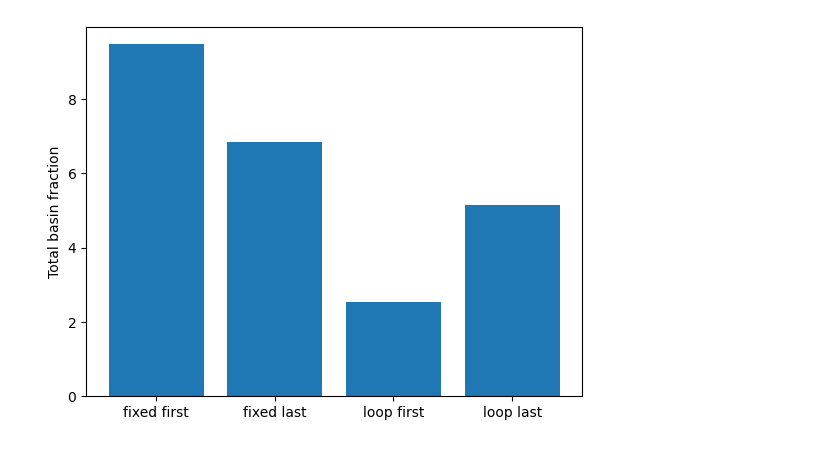
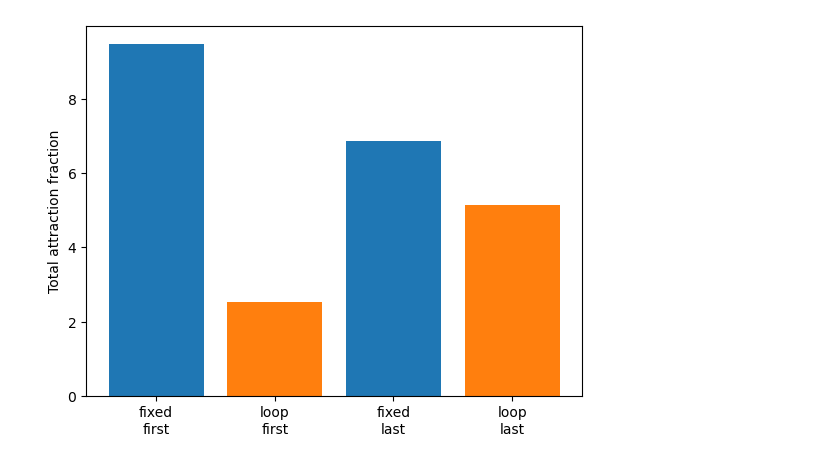
Before and after one commit to Marindevandijk/Thesis-clean, a Jupyter notebook: notebook_exploratory/Analyse_endpoints.ipynb, the cells around one changed output. Saved outputs shown, nothing was run; the diff lists cells and outputs as text; code cells hidden in the pictures.

```diff
--- a/notebook_exploratory/Analyse_endpoints.ipynb
+++ b/notebook_exploratory/Analyse_endpoints.ipynb
@@ -154,6 +831,6 @@ for exp_id1 in exp_runagain:
 complete_summary = pd.concat(all_sumaries, ignore_index=True)
 complete_summary.to_csv("../Results_new/complete_attractor_summary.csv",index = False)
 # %%
-summary_df = pd.read_csv("../Results_new/complete_attractor_summary.csv")
-print(summary_df.head(10))
+summary_df = pd.read_csv("../Results_new/complete_attractor_summ.csv")
+print(summary_df.head(3))
 # %% [output]
@@ -261,18 +909,34 @@ plt.show()
 # %%
 fixed = summary_df[summary_df["attractor_type"]=="fixed"]
 loops = summary_df[summary_df["attractor_type"]=="loop_or_moving"]
 
-fixed_first = fixed[fixed["half"]=="first"]["basin_fraction"].sum()
-fixed_last  = fixed[fixed["half"]=="last"]["basin_fraction"].sum()
+fixed_first = fixed[fixed["half"]=="first"]["attractor_fraction"].sum()
+fixed_last  = fixed[fixed["half"]=="last"]["attractor_fraction"].sum()
 
-loop_first = loops[loops["half"]=="first"]["basin_fraction"].sum()
-loop_last  = loops[loops["half"]=="last"]["basin_fraction"].sum()
+loop_first = loops[loops["half"]=="first"]["attractor_fraction"].sum()
+loop_last  = loops[loops["half"]=="last"]["attractor_fraction"].sum()
 
-plt.bar(
-    ["fixed first","fixed last","loop first","loop last"],
-    [fixed_first,fixed_last,loop_first,loop_last]
-)
-plt.ylabel("Total basin fraction")
-plt.show()
+labels = ["fixed\nfirst", "loop\nfirst",
+          "fixed\nlast", "loop\nlast"]
+
+values = [
+    fixed_first,
+    loop_first,
+    fixed_last,
+    loop_last
+]
+
+colors = [
+    "tab:blue",   # fixed
+    "tab:orange", # loop
+    "tab:blue",   # fixed
+    "tab:orange"  # loop
+]
+
+plt.bar(labels, values, color=colors)
+
+plt.ylabel("Total attraction fraction")
+
+plt.savefig("../Results_new/Figures/Total_attractors_frac_hist.png")
 # %% [output]
-[figure, old version]
+[figure, new version]
```
Also changed, not shown: parts of 20 cells of this notebook, 2 other files.
